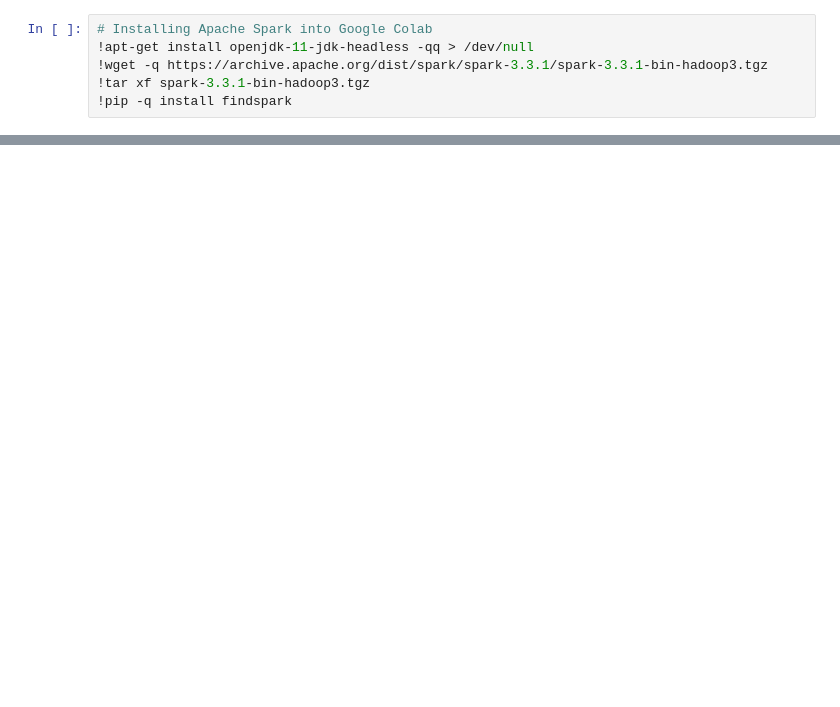
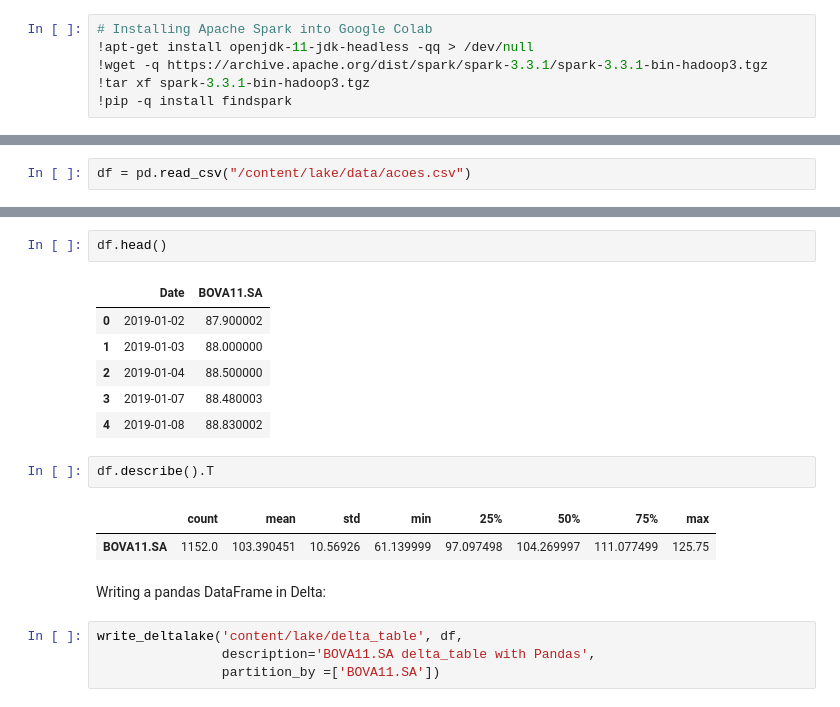
Before and after one commit to cantaruttim/Deltalake, a Jupyter notebook: Deltalake_Building.ipynb, the cells around one changed output, grey strips where cells are left out. Saved outputs shown, nothing was run; the diff lists cells and outputs as text; blank space fills up the shorter version.

```diff
--- a/Deltalake_Building.ipynb
+++ b/Deltalake_Building.ipynb
@@ -27,0 +24,2 @@ Resolving deltas: 100% (1/1), done.
+# %%
+df = pd.read_csv("/content/lake/data/acoes.csv")
@@ -27,0 +38,20 @@ Resolving deltas: 100% (1/1), done.
+# %%
+df.head()
+# %% [output]
+|  | Date | BOVA11.SA |
+| 0 | 2019-01-02 | 87.900002 |
+| 1 | 2019-01-03 | 88.000000 |
+| 2 | 2019-01-04 | 88.500000 |
+| 3 | 2019-01-07 | 88.480003 |
+| 4 | 2019-01-08 | 88.830002 |
+# %%
+df.describe().T
+# %% [output]
+|  | count | mean | std | min | 25% | 50% | 75% | max |
+| BOVA11.SA | 1152.0 | 103.390451 | 10.56926 | 61.139999 | 97.097498 | 104.269997 | 111.077499 | 125.75 |
+# %% [markdown]
+Writing a pandas DataFrame in Delta:
+# %%
+write_deltalake('content/lake/delta_table', df,
+                description='BOVA11.SA delta_table with Pandas',
+                partition_by =['BOVA11.SA'])
```
Also changed, not shown: parts of 21 cells of this notebook.
